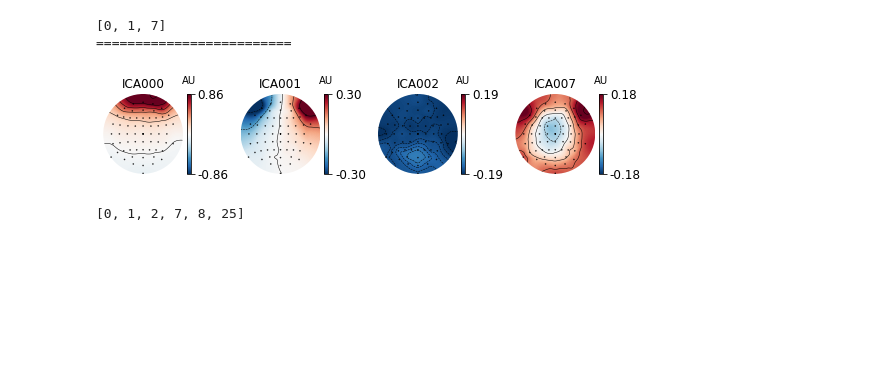
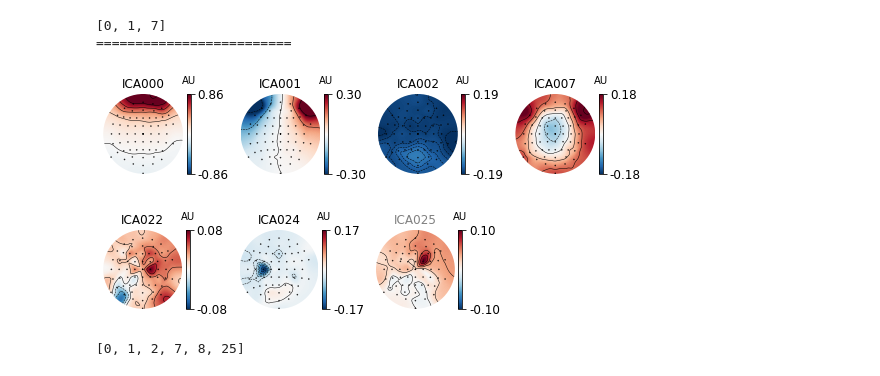
Before and after one commit to kelly-lo/COGS189-openmiir-Glissando-Goblins, a Jupyter notebook: Preprocessing.ipynb, the cells around one changed output. Drawn from its saved outputs; the diff is of its cells as text; code cells hidden in the pictures; blank space fills up the shorter version.

```diff
--- a/Preprocessing.ipynb
+++ b/Preprocessing.ipynb
@@ -187,6 +189,11 @@ Designing a two-pass forward and reverse, zero-phase, non-causal bandpass filter
 ica.plot_components(picks=list(bad_comps), ch_type='eeg', title='', colorbar=True, show=True);
 # %% [output]
 [figure]
+# %%
+# view ica components to remove based on EOG correl
+ica.plot_components(picks=[22,24,25], ch_type='eeg', title='', colorbar=True, show=True);
+# %% [output]
+[figure, added]
 # %%
 # combine excluded components
 ica.exclude.extend(list(bad_comps))
```
Also changed, not shown: parts of 4 cells of this notebook.
